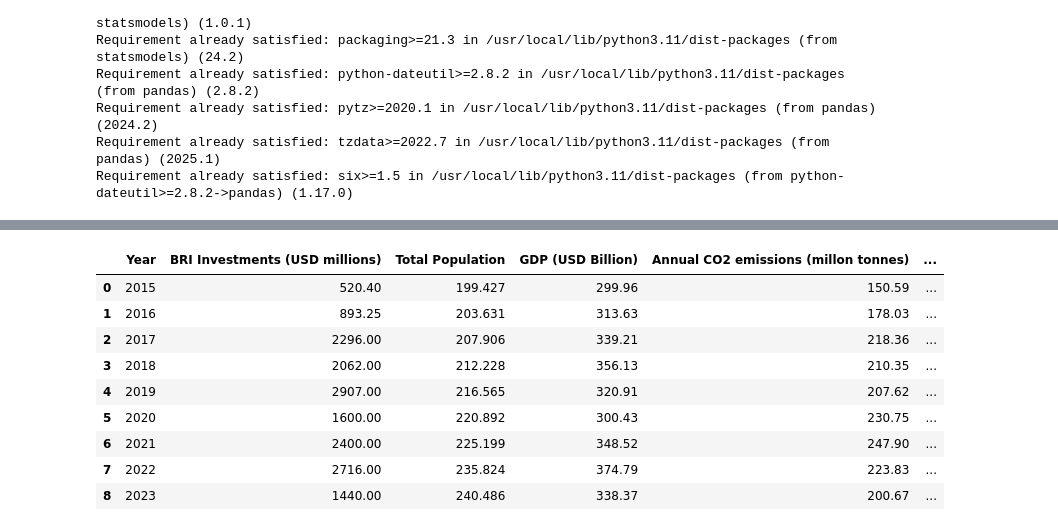
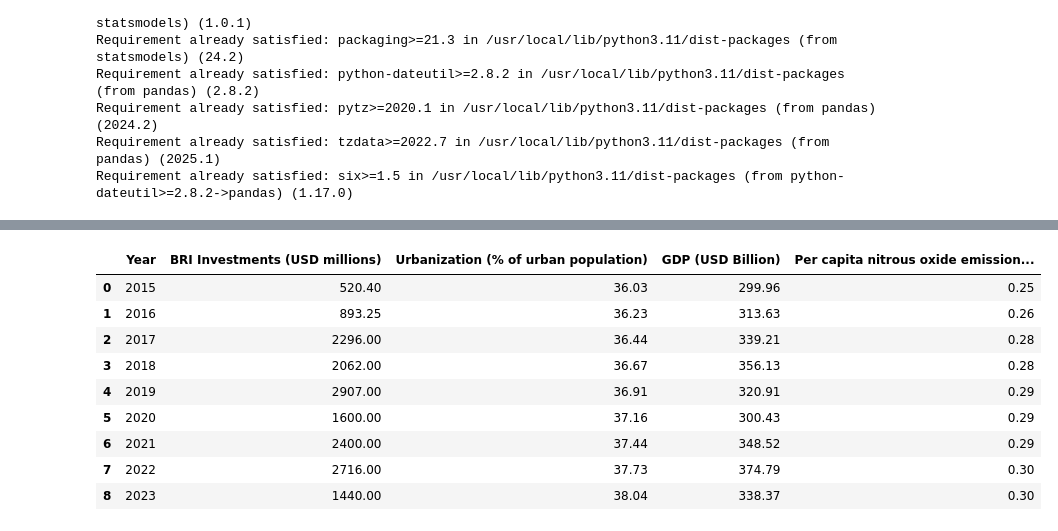
Before and after one commit to ilinashah177/Coursework-Website, a Jupyter notebook: nitrousoxidepercapitastepwise.ipynb, the cells around one changed output, grey strips where cells are left out. Drawn from its saved outputs; the diff is of its cells as text; code cells hidden in the pictures.

```diff
--- a/nitrousoxidepercapitastepwise.ipynb
+++ b/nitrousoxidepercapitastepwise.ipynb
@@ -28,26 +28,26 @@ Saving methaneandnnitrousoxide.xlsx to methaneandnnitrousoxide.xlsx
 # %%
 import pandas as pd
 
 # Name of uploaded file
-file_name = 'methaneandnnitrousoxide.xlsx'
+file_name = 'NitrousOxideStepwise.xlsx'
 
 # Read data from the required sheet
 df = pd.read_excel(file_name, sheet_name='Sheet1', engine='openpyxl') # Pass file_name and specify sheet_name
 
 df = df.loc[:, ~df.columns.str.contains('^Unnamed')]
 
 df
 # %% [output]
-|  | Year | BRI Investments (USD millions) | Total Population | GDP (USD Billion) | Annual CO2 emissions (millon tonnes) | ... |
-| 0 | 2015 | 520.40 | 199.427 | 299.96 | 150.59 | ... |
-| 1 | 2016 | 893.25 | 203.631 | 313.63 | 178.03 | ... |
-| 2 | 2017 | 2296.00 | 207.906 | 339.21 | 218.36 | ... |
-| 3 | 2018 | 2062.00 | 212.228 | 356.13 | 210.35 | ... |
-| 4 | 2019 | 2907.00 | 216.565 | 320.91 | 207.62 | ... |
-| 5 | 2020 | 1600.00 | 220.892 | 300.43 | 230.75 | ... |
-| 6 | 2021 | 2400.00 | 225.199 | 348.52 | 247.90 | ... |
-| 7 | 2022 | 2716.00 | 235.824 | 374.79 | 223.83 | ... |
-| 8 | 2023 | 1440.00 | 240.486 | 338.37 | 200.67 | ... |
+|  | Year | BRI Investments (USD millions) | Urbanization (% of urban population) | GDP (USD Billion) | Per capita nitrous oxide emission... |
+| 0 | 2015 | 520.40 | 36.03 | 299.96 | 0.25 |
+| 1 | 2016 | 893.25 | 36.23 | 313.63 | 0.26 |
+| 2 | 2017 | 2296.00 | 36.44 | 339.21 | 0.28 |
+| 3 | 2018 | 2062.00 | 36.67 | 356.13 | 0.28 |
+| 4 | 2019 | 2907.00 | 36.91 | 320.91 | 0.29 |
+| 5 | 2020 | 1600.00 | 37.16 | 300.43 | 0.29 |
+| 6 | 2021 | 2400.00 | 37.44 | 348.52 | 0.29 |
+| 7 | 2022 | 2716.00 | 37.73 | 374.79 | 0.30 |
+| 8 | 2023 | 1440.00 | 38.04 | 338.37 | 0.30 |
 # %%
 #Generate summary statistics, and round everything to 2 decimal places
 summary=df.describe().round(2)
```
Also changed, not shown: parts of 7 cells of this notebook.
